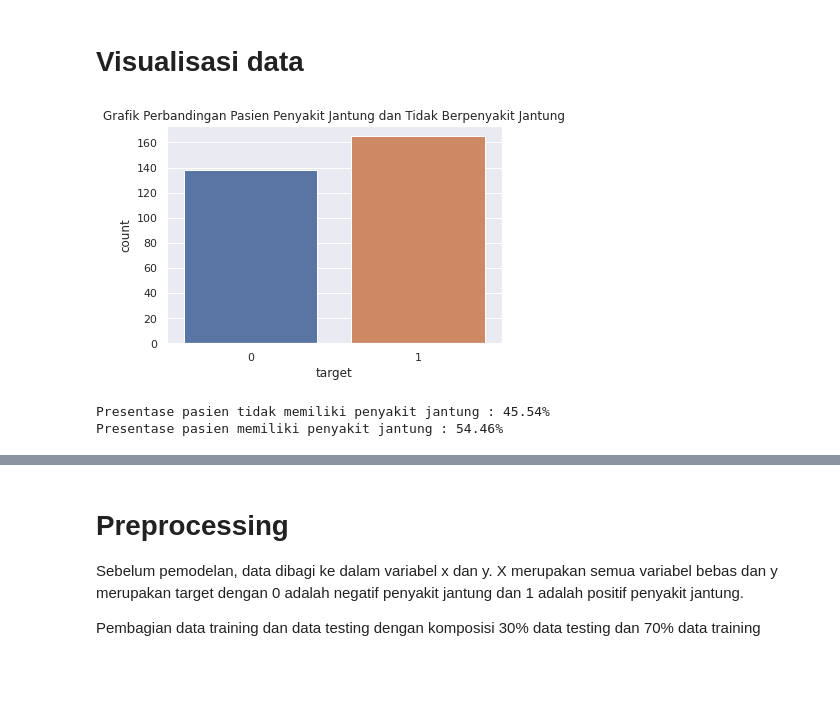
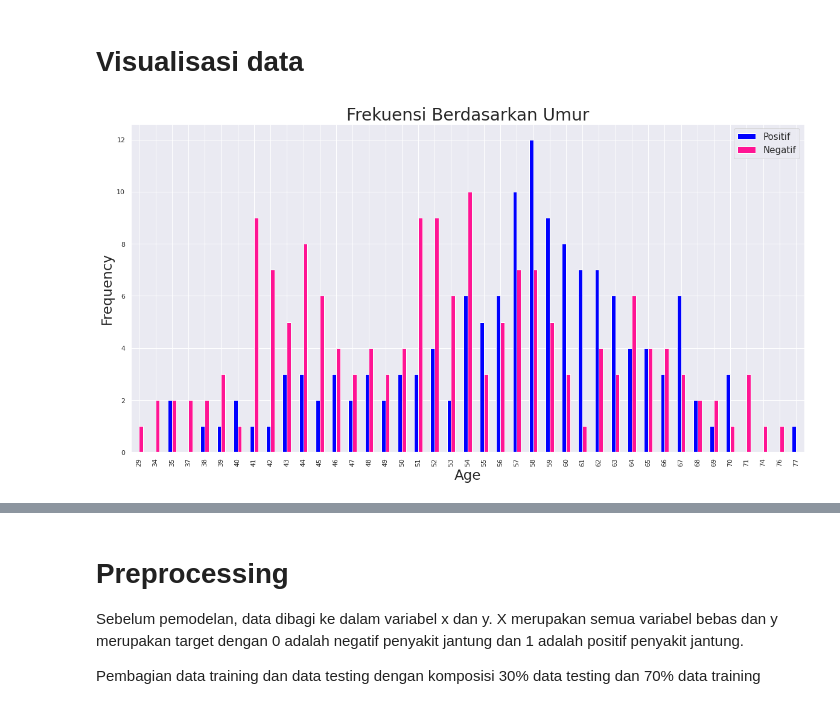
Before and after one commit to wurifah/Bisaai, a Jupyter notebook: klasifikasi_heartdesease.ipynb, the cells around one changed output, grey strips where cells are left out. Cells and saved outputs as stored; diff of their text form; code cells hidden in the pictures; blank space fills up the shorter version.

```diff
--- a/klasifikasi_heartdesease.ipynb
+++ b/klasifikasi_heartdesease.ipynb
@@ -108,17 +130,13 @@ df.describe()
 | max | 77.000000 | 1.000000 | 3.000000 | 200.000000 | 564.000000 | 1.000000 | 2.000000 | 202.000000 | 1.000000 | 6.200000 | 2.000000 | ... |
 # %% [markdown]
 # Visualisasi data
-# %%
-sns.set()
-f = plt.figure()
-sns.countplot(df['target'])
-plt.title('Grafik Perbandingan Pasien Penyakit Jantung dan Tidak Berpenyakit Jantung')
-plt.show()
-countNoDisease = len(df[df.target ==0])
-countHaveDisease = len(df[df.target ==1])
-print('Presentase pasien tidak memiliki penyakit jantung : {:.2f}%'.format((countNoDisease / (len(df.target))*100)))
-print('Presentase pasien memiliki penyakit jantung : {:.2f}%'.format((countHaveDisease / (len(df.target))*100)))
-# %% [output]
-[figure, removed]
-Presentase pasien tidak memiliki penyakit jantung : 45.54%
-Presentase pasien memiliki penyakit jantung : 54.46%
+# %%
+sns.set()
+pd.crosstab(df.age , df.target).plot(kind = 'bar', figsize = (20,10), color=['blue','deeppink'])
+plt.title('Frekuensi Berdasarkan Umur', fontsize = 28)
+plt.xlabel('Age', fontsize = 23)
+plt.ylabel('Frequency', fontsize = 23)
+plt.legend(labels=['Positif','Negatif'],fontsize=15)
+plt.show()
+# %% [output]
+[figure, added]
```
Also changed, not shown: parts of 30 cells of this notebook.
